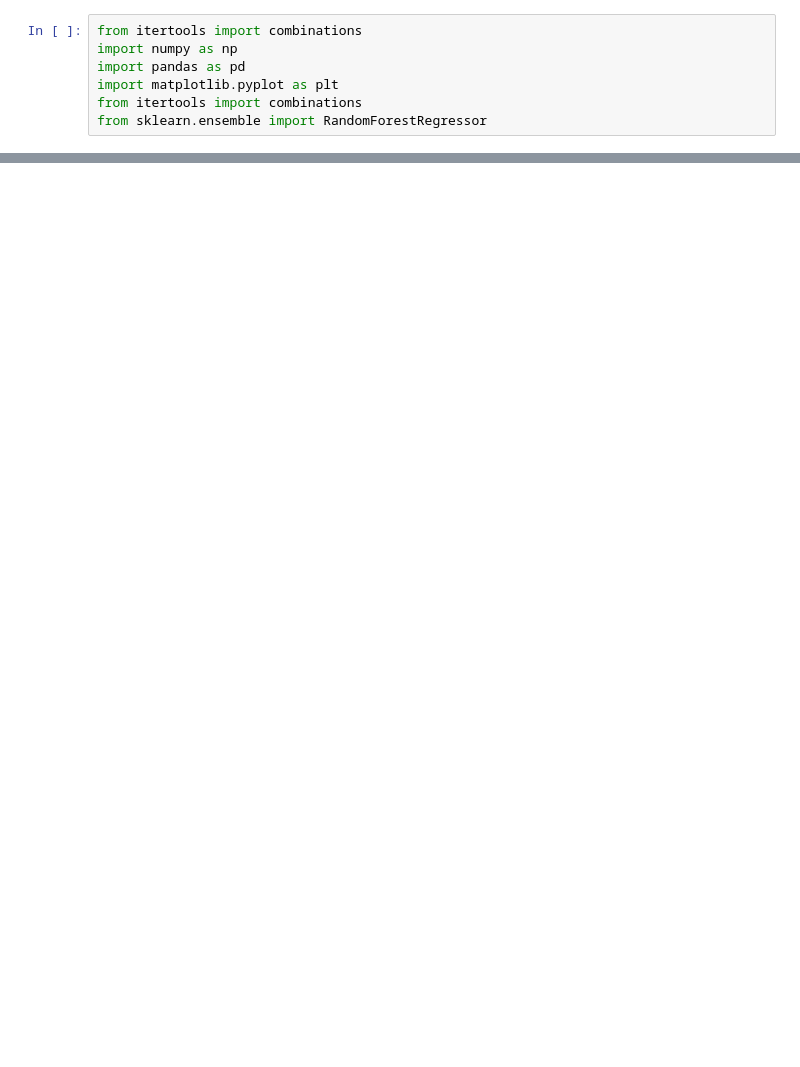
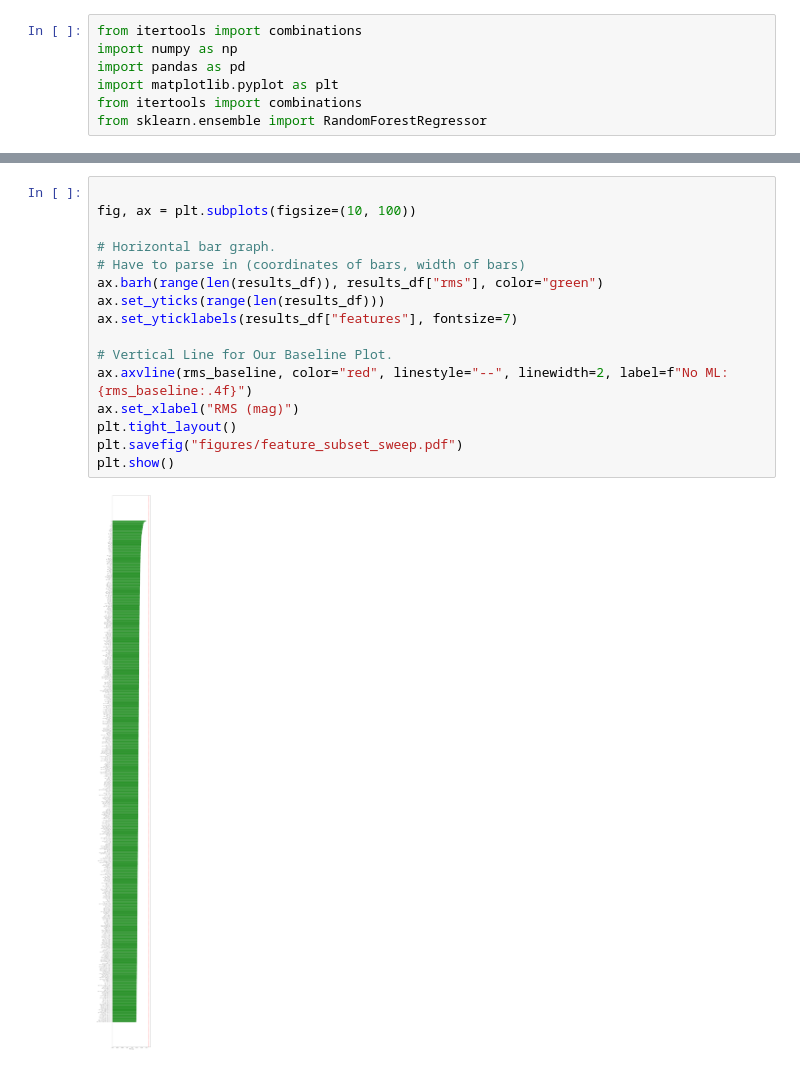
Before and after one commit to mwvgroup/myc21_first_paper, a Jupyter notebook: ZTF_DESI_ml_work/ZTF_DESI_rf_prediction_chi2_only_corrected_tripp_variety_hosts.ipynb, the cells around one changed output, grey strips where cells are left out. Drawn from its saved outputs; the diff is of its cells as text; blank space fills up the shorter version.

Commit message:
Did more work re organizing the data and results section.

```diff
--- a/ZTF_DESI_ml_work/ZTF_DESI_rf_prediction_chi2_only_corrected_tripp_variety_hosts.ipynb
+++ b/ZTF_DESI_ml_work/ZTF_DESI_rf_prediction_chi2_only_corrected_tripp_variety_hosts.ipynb
@@ -344,0 +149,18 @@ KeyError: 'ZTF_c'
+# %%
+
+fig, ax = plt.subplots(figsize=(10, 100))
+
+# Horizontal bar graph.
+# Have to parse in (coordinates of bars, width of bars)
+ax.barh(range(len(results_df)), results_df["rms"], color="green")
+ax.set_yticks(range(len(results_df)))
+ax.set_yticklabels(results_df["features"], fontsize=7)
+
+# Vertical Line for Our Baseline Plot.
+ax.axvline(rms_baseline, color="red", linestyle="--", linewidth=2, label=f"No ML: {rms_baseline:.4f}")
+ax.set_xlabel("RMS (mag)")
+plt.tight_layout()
+plt.savefig("figures/feature_subset_sweep.pdf")
+plt.show()
+# %% [output]
+[figure, added]
```
Also changed, not shown: parts of 9 cells of this notebook, 20 other files.
